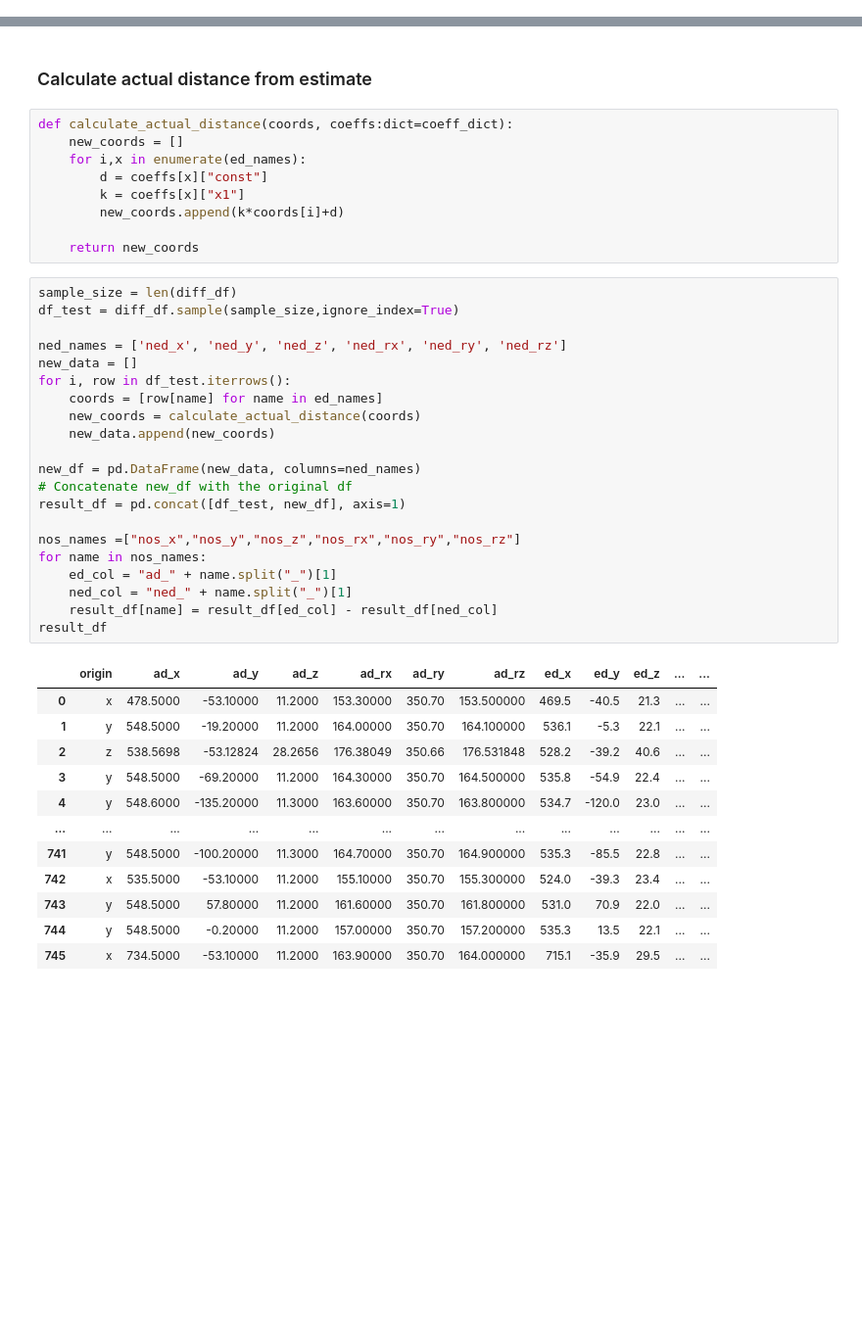
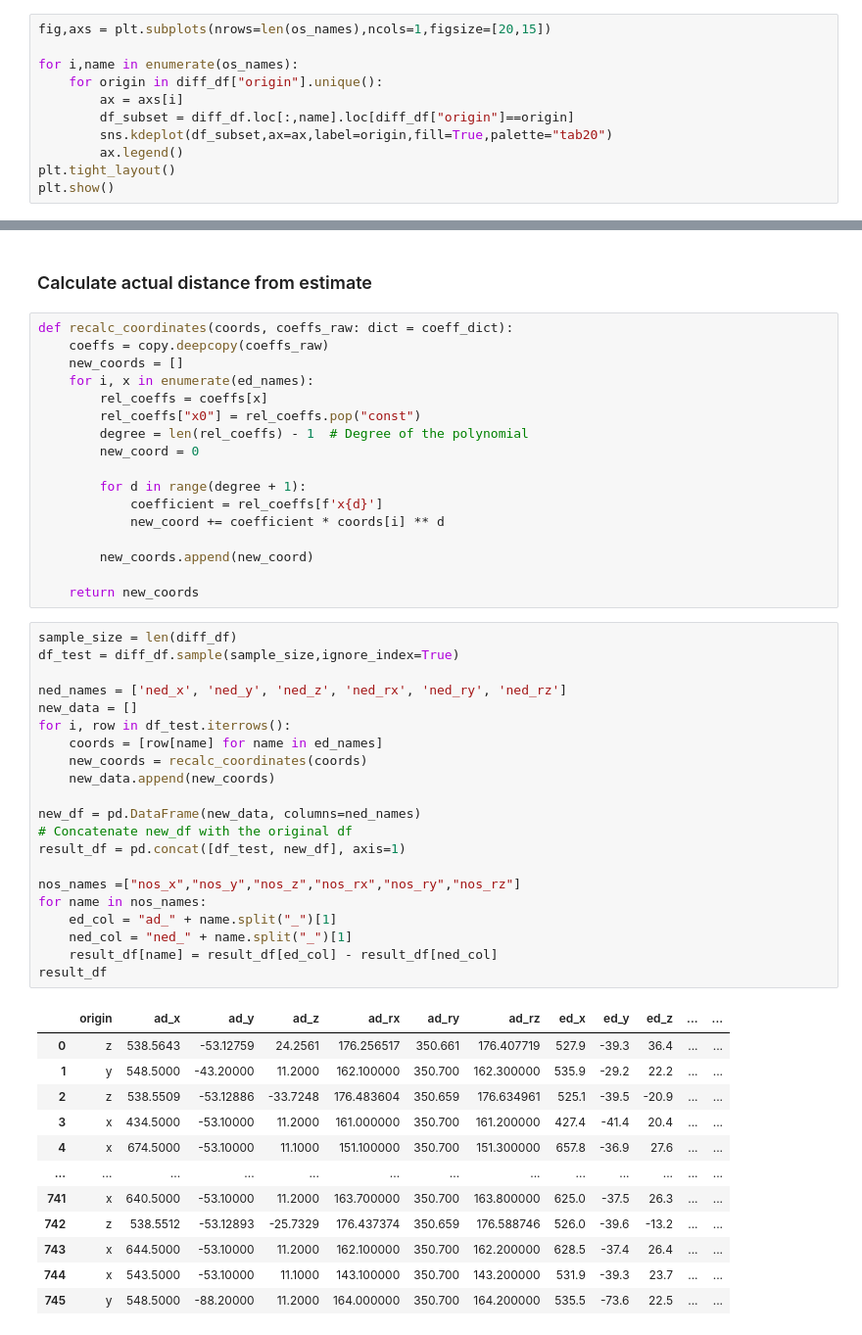
Before and after one commit to JimmyDanger12/rocsys, a Jupyter notebook: data_exploration.ipynb, the cells around one changed output, grey strips where cells are left out. Shown at 98% size. Saved outputs shown, nothing was run; the diff lists cells and outputs as text; blank space fills up the shorter version.

```diff
--- a/data_exploration.ipynb
+++ b/data_exploration.ipynb
@@ -192,3 +316,14 @@ sns.heatmap(diff_df.iloc[:,1:13].corr(),annot=True).set_title("Correlation heatm
 plt.show()
 # %% [output]
 [figure]
+# %%
+fig,axs = plt.subplots(nrows=len(os_names),ncols=1,figsize=[20,15])
+
+for i,name in enumerate(os_names):
+    for origin in diff_df["origin"].unique():
+        ax = axs[i]
+        df_subset = diff_df.loc[:,name].loc[diff_df["origin"]==origin]
+        sns.kdeplot(df_subset,ax=ax,label=origin,fill=True,palette="tab20")
+        ax.legend()
+plt.tight_layout()
+plt.show()
@@ -325,45 +462,53 @@ coeff_dict
 # %% [markdown]
 ### Calculate actual distance from estimate
 # %%
-def calculate_actual_distance(coords, coeffs:dict=coeff_dict):
+def recalc_coordinates(coords, coeffs_raw: dict = coeff_dict):
+    coeffs = copy.deepcopy(coeffs_raw)
     new_coords = []
-    for i,x in enumerate(ed_names):
-        d = coeffs[x]["const"]
-        k = coeffs[x]["x1"]
-        new_coords.append(k*coords[i]+d)
+    for i, x in enumerate(ed_names):
+        rel_coeffs = coeffs[x]
+        rel_coeffs["x0"] = rel_coeffs.pop("const")
+        degree = len(rel_coeffs) - 1  # Degree of the polynomial
+        new_coord = 0
+
+        for d in range(degree + 1):
+            coefficient = rel_coeffs[f'x{d}']
+            new_coord += coefficient * coords[i] ** d
+
+        new_coords.append(new_coord)
 
     return new_coords
 # %%
 sample_size = len(diff_df)
 df_test = diff_df.sample(sample_size,ignore_index=True)
 
 ned_names = ['ned_x', 'ned_y', 'ned_z', 'ned_rx', 'ned_ry', 'ned_rz']
 new_data = []
 for i, row in df_test.iterrows():
     coords = [row[name] for name in ed_names]
-    new_coords = calculate_actual_distance(coords)
+    new_coords = recalc_coordinates(coords)
     new_data.append(new_coords)
 
 new_df = pd.DataFrame(new_data, columns=ned_names)
 # Concatenate new_df with the original df
 result_df = pd.concat([df_test, new_df], axis=1)
 
 nos_names =["nos_x","nos_y","nos_z","nos_rx","nos_ry","nos_rz"]
 for name in nos_names:
     ed_col = "ad_" + name.split("_")[1]
     ned_col = "ned_" + name.split("_")[1]
     result_df[name] = result_df[ed_col] - result_df[ned_col]
 result_df
 # %% [output]
 |  | origin | ad_x | ad_y | ad_z | ad_rx | ad_ry | ad_rz | ed_x | ed_y | ed_z | ... | ... |
-| 0 | x | 478.5000 | -53.10000 | 11.2000 | 153.30000 | 350.70 | 153.500000 | 469.5 | -40.5 | 21.3 | ... | ... |
-| 1 | y | 548.5000 | -19.20000 | 11.2000 | 164.00000 | 350.70 | 164.100000 | 536.1 | -5.3 | 22.1 | ... | ... |
-| 2 | z | 538.5698 | -53.12824 | 28.2656 | 176.38049 | 350.66 | 176.531848 | 528.2 | -39.2 | 40.6 | ... | ... |
-| 3 | y | 548.5000 | -69.20000 | 11.2000 | 164.30000 | 350.70 | 164.500000 | 535.8 | -54.9 | 22.4 | ... | ... |
-| 4 | y | 548.6000 | -135.20000 | 11.3000 | 163.60000 | 350.70 | 163.800000 | 534.7 | -120.0 | 23.0 | ... | ... |
+| 0 | z | 538.5643 | -53.12759 | 24.2561 | 176.256517 | 350.661 | 176.407719 | 527.9 | -39.3 | 36.4 | ... | ... |
+| 1 | y | 548.5000 | -43.20000 | 11.2000 | 162.100000 | 350.700 | 162.300000 | 535.9 | -29.2 | 22.2 | ... | ... |
+| 2 | z | 538.5509 | -53.12886 | -33.7248 | 176.483604 | 350.659 | 176.634961 | 525.1 | -39.5 | -20.9 | ... | ... |
+| 3 | x | 434.5000 | -53.10000 | 11.2000 | 161.000000 | 350.700 | 161.200000 | 427.4 | -41.4 | 20.4 | ... | ... |
+| 4 | x | 674.5000 | -53.10000 | 11.1000 | 151.100000 | 350.700 | 151.300000 | 657.8 | -36.9 | 27.6 | ... | ... |
 | ... | ... | ... | ... | ... | ... | ... | ... | ... | ... | ... | ... | ... |
-| 741 | y | 548.5000 | -100.20000 | 11.3000 | 164.70000 | 350.70 | 164.900000 | 535.3 | -85.5 | 22.8 | ... | ... |
-| 742 | x | 535.5000 | -53.10000 | 11.2000 | 155.10000 | 350.70 | 155.300000 | 524.0 | -39.3 | 23.4 | ... | ... |
-| 743 | y | 548.5000 | 57.80000 | 11.2000 | 161.60000 | 350.70 | 161.800000 | 531.0 | 70.9 | 22.0 | ... | ... |
-| 744 | y | 548.5000 | -0.20000 | 11.2000 | 157.00000 | 350.70 | 157.200000 | 535.3 | 13.5 | 22.1 | ... | ... |
-| 745 | x | 734.5000 | -53.10000 | 11.2000 | 163.90000 | 350.70 | 164.000000 | 715.1 | -35.9 | 29.5 | ... | ... |
+| 741 | x | 640.5000 | -53.10000 | 11.2000 | 163.700000 | 350.700 | 163.800000 | 625.0 | -37.5 | 26.3 | ... | ... |
+| 742 | z | 538.5512 | -53.12893 | -25.7329 | 176.437374 | 350.659 | 176.588746 | 526.0 | -39.6 | -13.2 | ... | ... |
+| 743 | x | 644.5000 | -53.10000 | 11.2000 | 162.100000 | 350.700 | 162.200000 | 628.5 | -37.4 | 26.4 | ... | ... |
+| 744 | x | 543.5000 | -53.10000 | 11.1000 | 143.100000 | 350.700 | 143.200000 | 531.9 | -39.3 | 23.7 | ... | ... |
+| 745 | y | 548.5000 | -88.20000 | 11.2000 | 164.000000 | 350.700 | 164.200000 | 535.5 | -73.6 | 22.5 | ... | ... |
```
Also changed, not shown: parts of 13 cells of this notebook, 5 other files.
